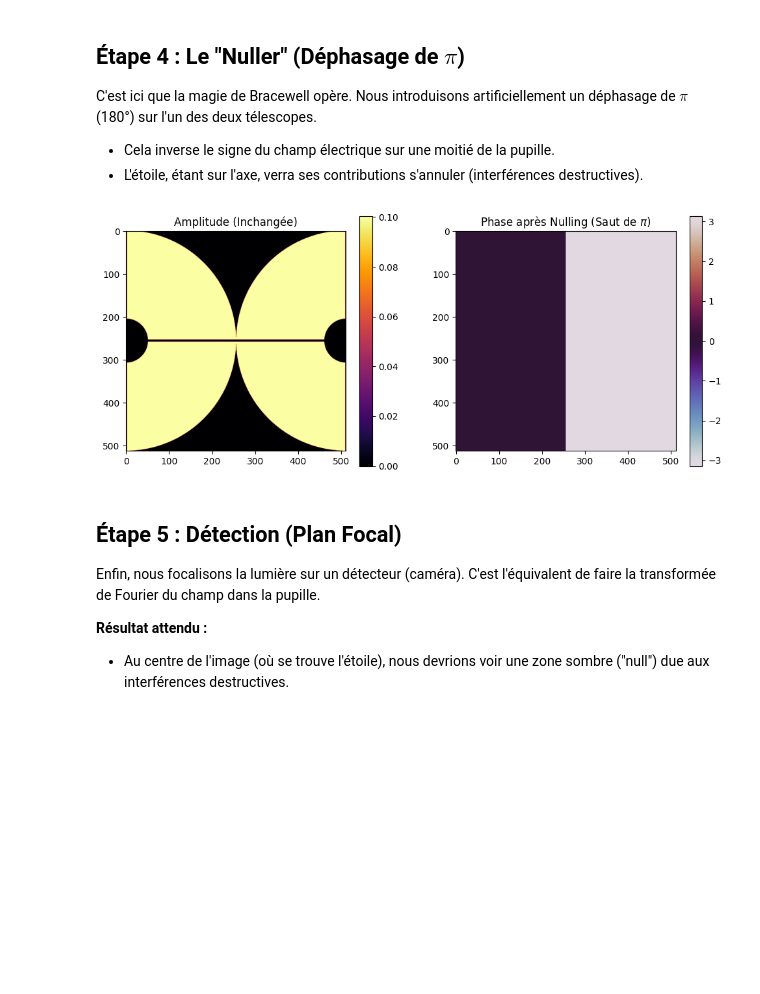
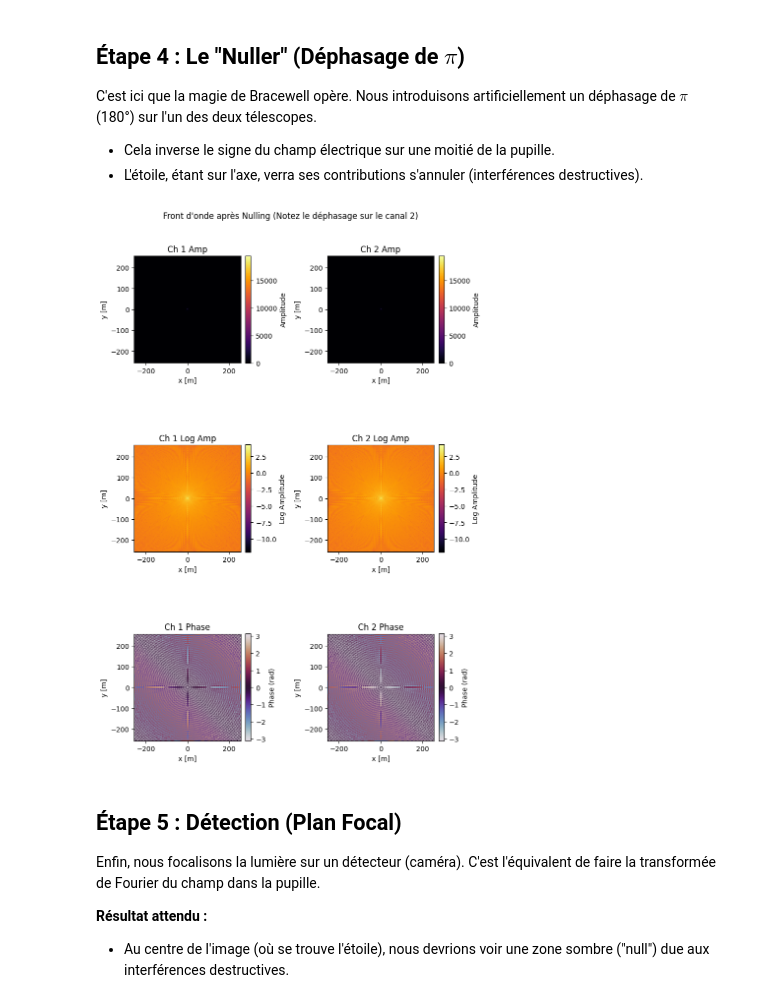
Before and after one commit to VForiel/HELIOS, a Jupyter notebook: tests.ipynb, the cells around one changed output. Saved outputs shown, nothing was run; the diff lists cells and outputs as text; code cells hidden in the pictures; blank space fills up the shorter version.

```diff
--- a/tests.ipynb
+++ b/tests.ipynb
@@ -54,7 +54,7 @@ La configuration de la pupille définit comment la lumière est collectée.
 # %%
 # Configuration de l'interféromètre
 B = 10 * u.m  # Ligne de base
-D = 2 * u.m   # Diamètre des télescopes
+D = 0.001 * u.m   # Diamètre des télescopes
 
 pupil = helios.Pupil(diameter=D)
 pupil.add_disk(center=(0,0), radius=D/2)
@@ -97,0 +100,4 @@ plt.show()
+# %%
+wf = wf_pupil.propagate()
+wf.plot(title="Wavefront after Propagation to Focal Plane")
+plt.show()
@@ -103,35 +119,52 @@ C'est ici que la magie de Bracewell opère. Nous introduisons artificiellement u
 - L'étoile, étant sur l'axe, verra ses contributions s'annuler (interférences destructives).
 # %%
 class BracewellPhaseShifter(Layer):
-    """Composant personnalisé pour appliquer un déphasage de Pi sur la moitié droite."""
+    """Composant personnalisé pour appliquer un déphasage de Pi sur un des bras."""
     def process(self, wavefront, context):
         # On copie pour ne pas modifier l'original
         wf = wavefront.copy()
-        h, w = wf.field.shape
-        # Application du déphasage sur la moitié droite de l'image (x > 0)
-        # Note: exp(i * pi) = -1
-        wf.field[:, w//2:] *= np.exp(1j * np.pi)
+
+        # Check for WavefrontArray (handle both direct import and package access)
+        is_array = False
+        if hasattr(helios, 'WavefrontArray') and isinstance(wf, helios.WavefrontArray):
+            is_array = True
+        elif hasattr(helios.core.simulation, 'WavefrontArray') and isinstance(wf, helios.core.simulation.WavefrontArray):
+            is_array = True
+
+        if is_array:
+            # Cas WavefrontArray : on déphase le deuxième télescope
+            if len(wf) > 1:
+                wf[1].field *= np.exp(1j * np.pi)
+        else:
+            # Cas Wavefront unique (Legacy) : moitié droite
+            h, w = wf.field.shape
+            wf.field[:, w//2:] *= np.exp(1j * np.pi)
+
         return wf
 
 nuller = BracewellPhaseShifter(name="Pi Shifter")
-wf_nulled = nuller.process(wf_pupil, None)
+wf_nulled = nuller.process(wf, None)
 
 # Visualisation après le Nuller
-fig, (ax1, ax2) = plt.subplots(1, 2, figsize=(12, 5))
+is_array_viz = False
+if hasattr(helios, 'WavefrontArray') and isinstance(wf_nulled, helios.WavefrontArray):
+    is_array_viz = True
+elif hasattr(helios.core.simulation, 'WavefrontArray') and isinstance(wf_nulled, helios.core.simulation.WavefrontArray):
+    is_array_viz = True
 
-# Amplitude (Inchangée)
-im1 = ax1.imshow(np.abs(wf_nulled.field), cmap='inferno')
-ax1.set_title("Amplitude (Inchangée)")
-plt.colorbar(im1, ax=ax1)
-
-# Phase (Modifiée)
-im2 = ax2.imshow(np.angle(wf_nulled.field), cmap='twilight', vmin=-np.pi, vmax=np.pi)
-ax2.set_title("Phase après Nulling (Saut de $\pi$)")
-plt.colorbar(im2, ax=ax2)
-
-plt.show()
+if is_array_viz:
+    wf_nulled.plot(title="Front d'onde après Nulling (Notez le déphasage sur le canal 2)")
+else:
+    fig, (ax1, ax2) = plt.subplots(1, 2, figsize=(12, 5))
+    im1 = ax1.imshow(np.abs(wf_nulled.field), cmap='inferno')
+    ax1.set_title("Amplitude")
+    plt.colorbar(im1, ax=ax1)
+    im2 = ax2.imshow(np.angle(wf_nulled.field), cmap='twilight', vmin=-np.pi, vmax=np.pi)
+    ax2.set_title("Phase")
+    plt.colorbar(im2, ax=ax2)
+    plt.show()
 # %% [output]
-[figure, old version]
+[figure, new version]
 # %% [markdown]
 ## Étape 5 : Détection (Plan Focal)
 
```
Also changed, not shown: parts of 7 cells of this notebook, 20 other files.
